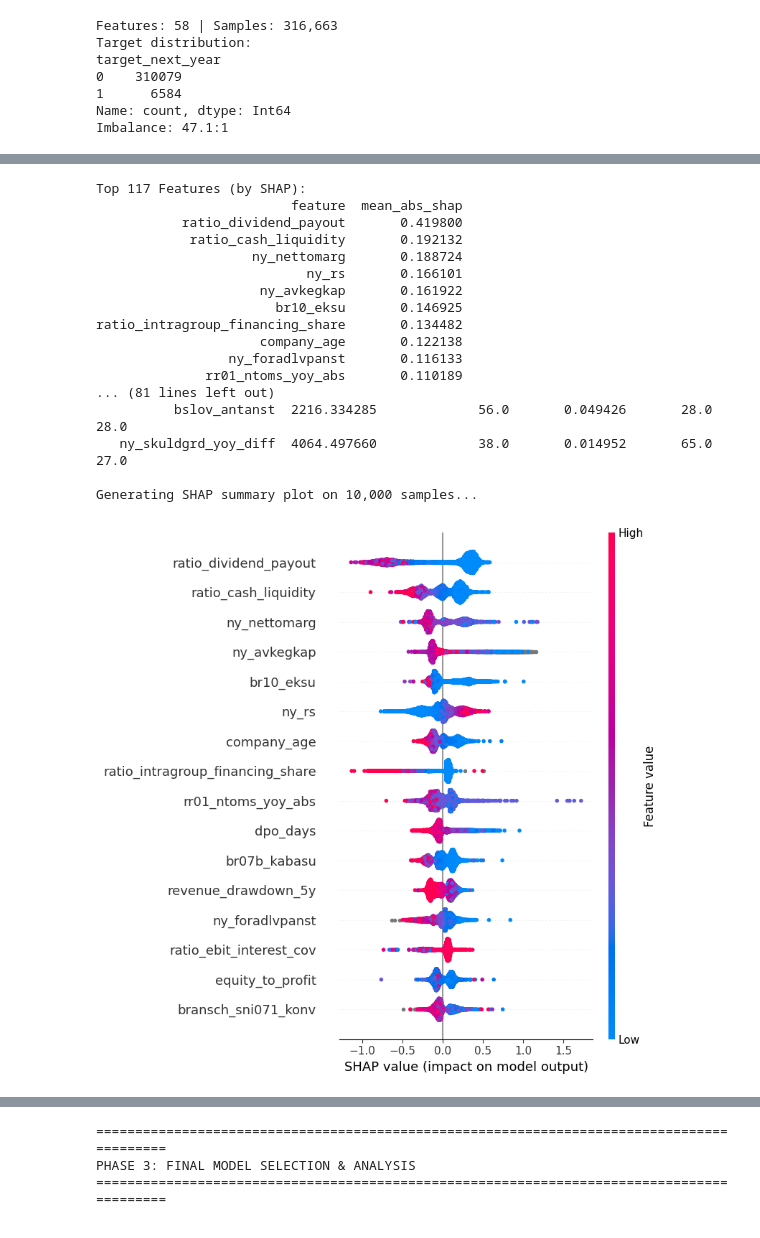
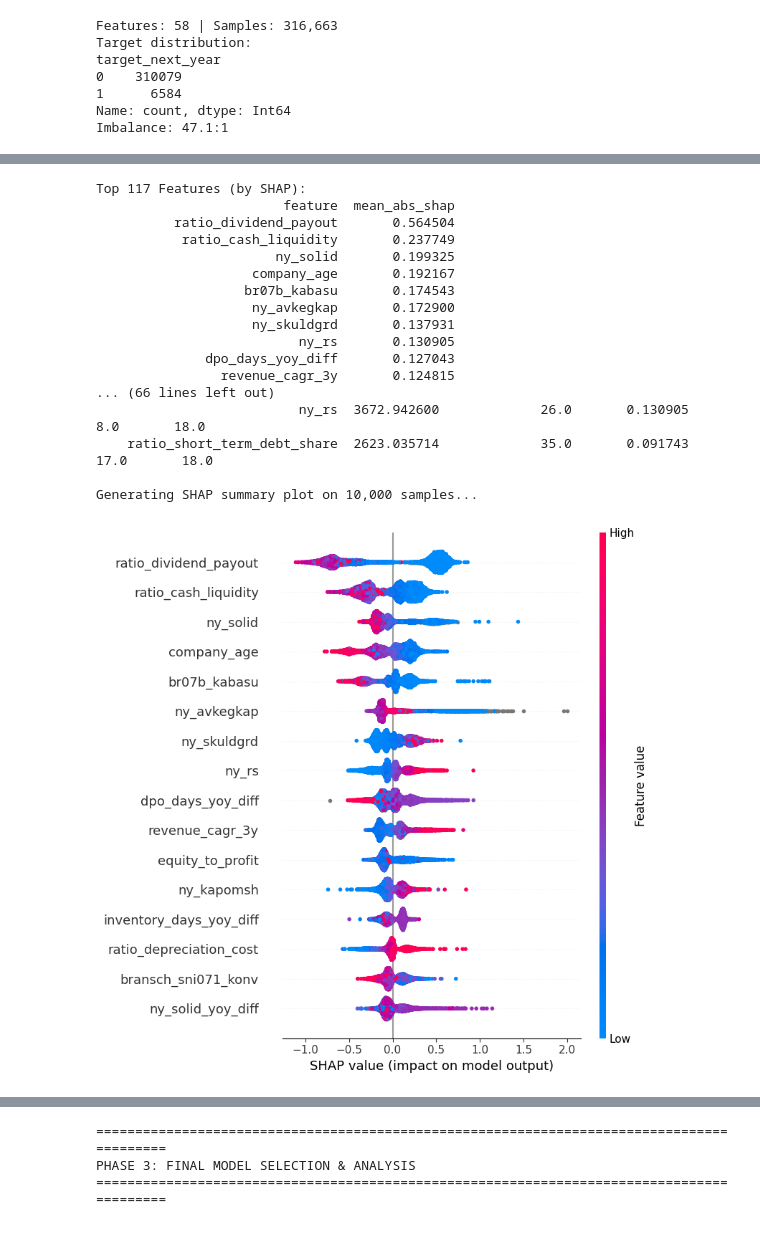
Before and after one commit to vilhelm-k/credit-risk-xai-thesis, a Jupyter notebook: notebooks/02_modelling_test.ipynb, the cells around one changed output, grey strips where cells are left out. Drawn from its saved outputs; the diff is of its cells as text; code cells hidden in the pictures.

```diff
--- a/notebooks/02_modelling_test.ipynb
+++ b/notebooks/02_modelling_test.ipynb
@@ -194,53 +194,51 @@ import shap
 
 # 1. Compute SHAP-based feature importance
 sample_size = min(10_000, len(X_val))
-mask = X['knc_kncfall'] == 3
-X_val_filtered = X_val[mask]
-shap_importance = get_shap_feature_importance(model, X_val_filtered, max_samples=sample_size, top_n=None)
+shap_importance = get_shap_feature_importance(model, X_val, max_samples=sample_size, top_n=None)
 
 print("Top 117 Features (by SHAP):")
 print(shap_importance.to_string(index=False))
 
 # 2. Compare native importance vs SHAP
 comparison = importance_df.merge(shap_importance, on='feature', how='inner')
 comparison['importance_rank'] = comparison['importance'].rank(ascending=False)
 comparison['shap_rank'] = comparison['mean_abs_shap'].rank(ascending=False)
 comparison['rank_diff'] = abs(comparison['importance_rank'] - comparison['shap_rank'])
 comparison = comparison.sort_values('rank_diff', ascending=False)
 
 print("\n" + "="*80)
 print("Features with Largest Rank Difference (Gain vs SHAP)")
 print("="*80)
 print(comparison[['feature', 'importance', 'importance_rank', 'mean_abs_shap', 'shap_rank', 'rank_diff']].head(15).to_string(index=False))
 
 # 3. Generate SHAP summary plot
 print(f"\nGenerating SHAP summary plot on {sample_size:,} samples...")
 explainer, shap_values, X_sample = compute_shap_values(model, X_val, max_samples=sample_size)
 
 # Handle binary classification
 if isinstance(shap_values, list):
     shap_values = shap_values[1]
 
 shap.summary_plot(shap_values, X_sample, max_display=16)
 # %% [output]
 Top 117 Features (by SHAP):
-                         feature  mean_abs_shap
-           ratio_dividend_payout       0.419800
-            ratio_cash_liquidity       0.192132
-                    ny_nettomarg       0.188724
-                           ny_rs       0.166101
-                     ny_avkegkap       0.161922
-                       br10_eksu       0.146925
-ratio_intragroup_financing_share       0.134482
-                     company_age       0.122138
-                 ny_foradlvpanst       0.116133
-              rr01_ntoms_yoy_abs       0.110189
-... (81 lines left out)
-          bslov_antanst  2216.334285             56.0       0.049426       28.0       28.0
-   ny_skuldgrd_yoy_diff  4064.497660             38.0       0.014952       65.0       27.0
+                        feature  mean_abs_shap
+          ratio_dividend_payout       0.564504
+           ratio_cash_liquidity       0.237749
+                       ny_solid       0.199325
+                    company_age       0.192167
+                   br07b_kabasu       0.174543
+                    ny_avkegkap       0.172900
+                    ny_skuldgrd       0.137931
+                          ny_rs       0.130905
+              dpo_days_yoy_diff       0.127043
+                revenue_cagr_3y       0.124815
+... (66 lines left out)
+                          ny_rs  3672.942600             26.0       0.130905        8.0       18.0
+    ratio_short_term_debt_share  2623.035714             35.0       0.091743       17.0       18.0
 
 Generating SHAP summary plot on 10,000 samples...
-[figure, old version]
+[figure, new version]
 # %%
 # Correlation analysis by financial statement source
 from credit_risk_xai.modeling import (
```
Also changed, not shown: parts of 11 cells of this notebook, 4 other files.
